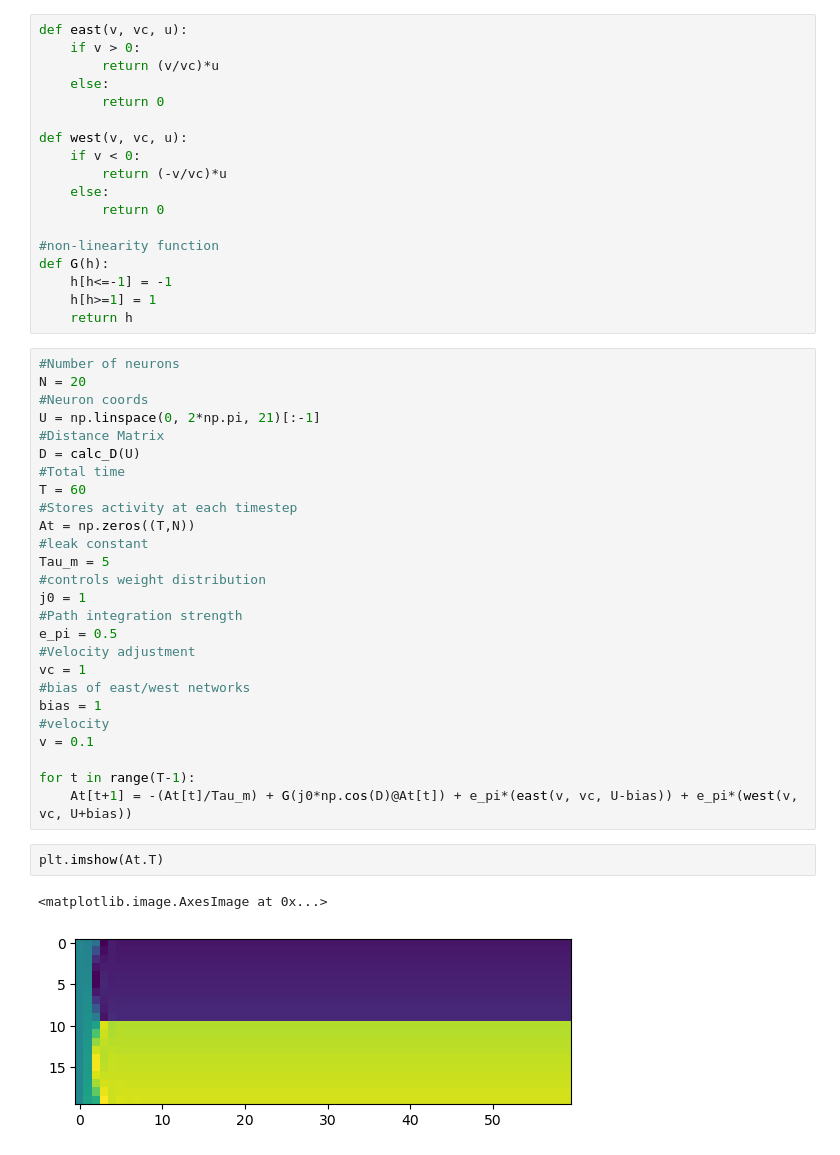
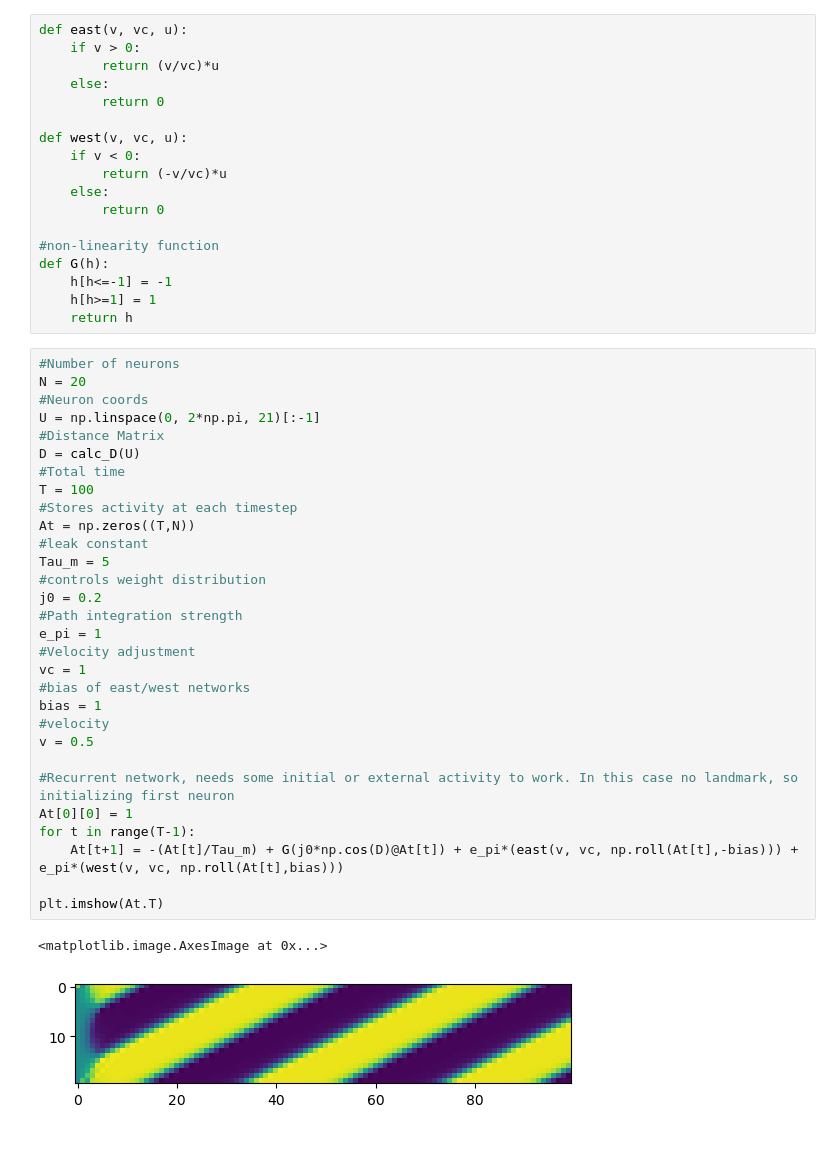
Before and after one commit to samuelbrege/snnResearch, a Jupyter notebook: GCOcko2018.ipynb, the cells around one changed output. Saved outputs shown, nothing was run; the diff lists cells and outputs as text.

```diff
--- a/GCOcko2018.ipynb
+++ b/GCOcko2018.ipynb
@@ -78,31 +83,33 @@ def G(h):
 # %%
 #Number of neurons
 N = 20
 #Neuron coords
 U = np.linspace(0, 2*np.pi, 21)[:-1]
 #Distance Matrix
 D = calc_D(U)
 #Total time
-T = 60
+T = 100
 #Stores activity at each timestep
 At = np.zeros((T,N))
 #leak constant
 Tau_m = 5
 #controls weight distribution
-j0 = 1
+j0 = 0.2
 #Path integration strength
-e_pi = 0.5
+e_pi = 1
 #Velocity adjustment
 vc = 1
 #bias of east/west networks
 bias = 1
 #velocity
-v = 0.1
+v = 0.5
 
+#Recurrent network, needs some initial or external activity to work. In this case no landmark, so initializing first neuron
+At[0][0] = 1
 for t in range(T-1):
-    At[t+1] = -(At[t]/Tau_m) + G(j0*np.cos(D)@At[t]) + e_pi*(east(v, vc, U-bias)) + e_pi*(west(v, vc, U+bias))
+    At[t+1] = -(At[t]/Tau_m) + G(j0*np.cos(D)@At[t]) + e_pi*(east(v, vc, np.roll(At[t],-bias))) + e_pi*(west(v, vc, np.roll(At[t],bias)))
+
+plt.imshow(At.T)
+# %% [output]
+<matplotlib.image.AxesImage at 0x...>
+[figure, added]
-# %%
-plt.imshow(At.T)
-# %% [output]
-<matplotlib.image.AxesImage at 0x...>
-[figure, removed]
```
Also changed, not shown: parts of 10 cells of this notebook, 3 other files.
